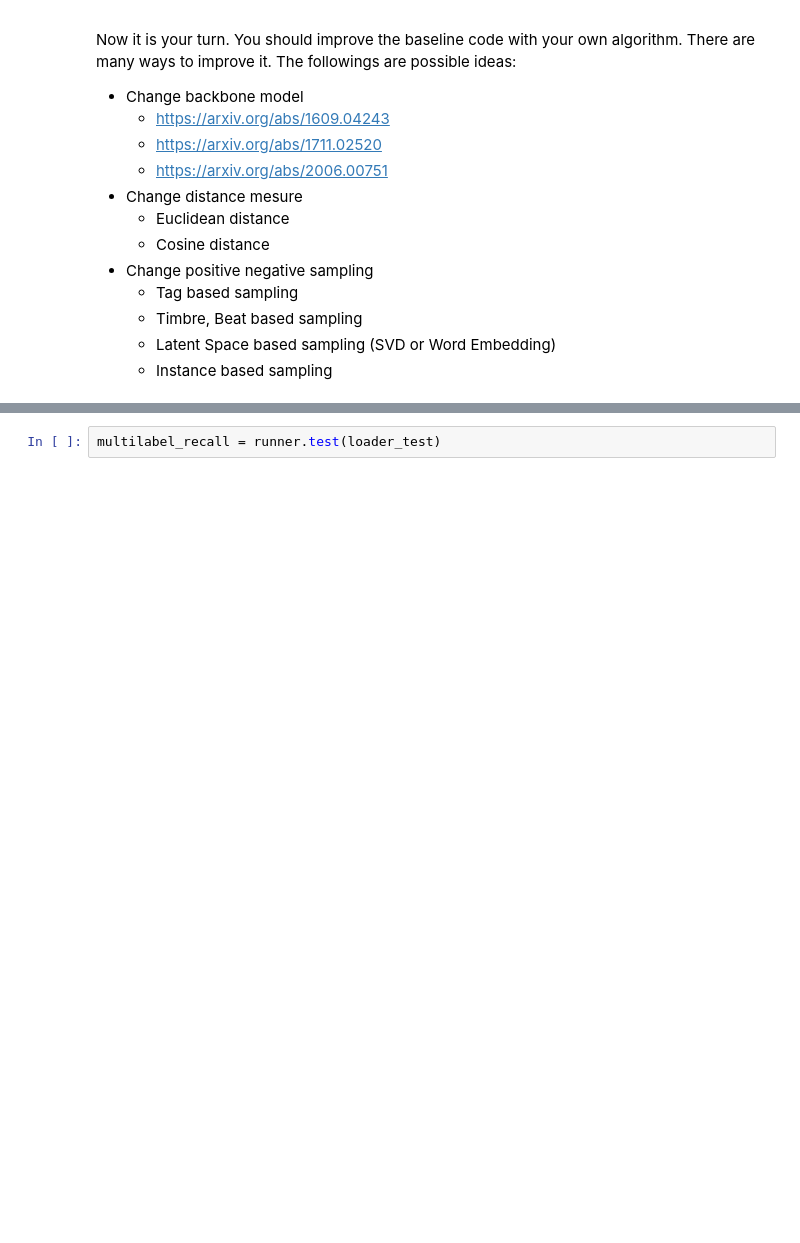
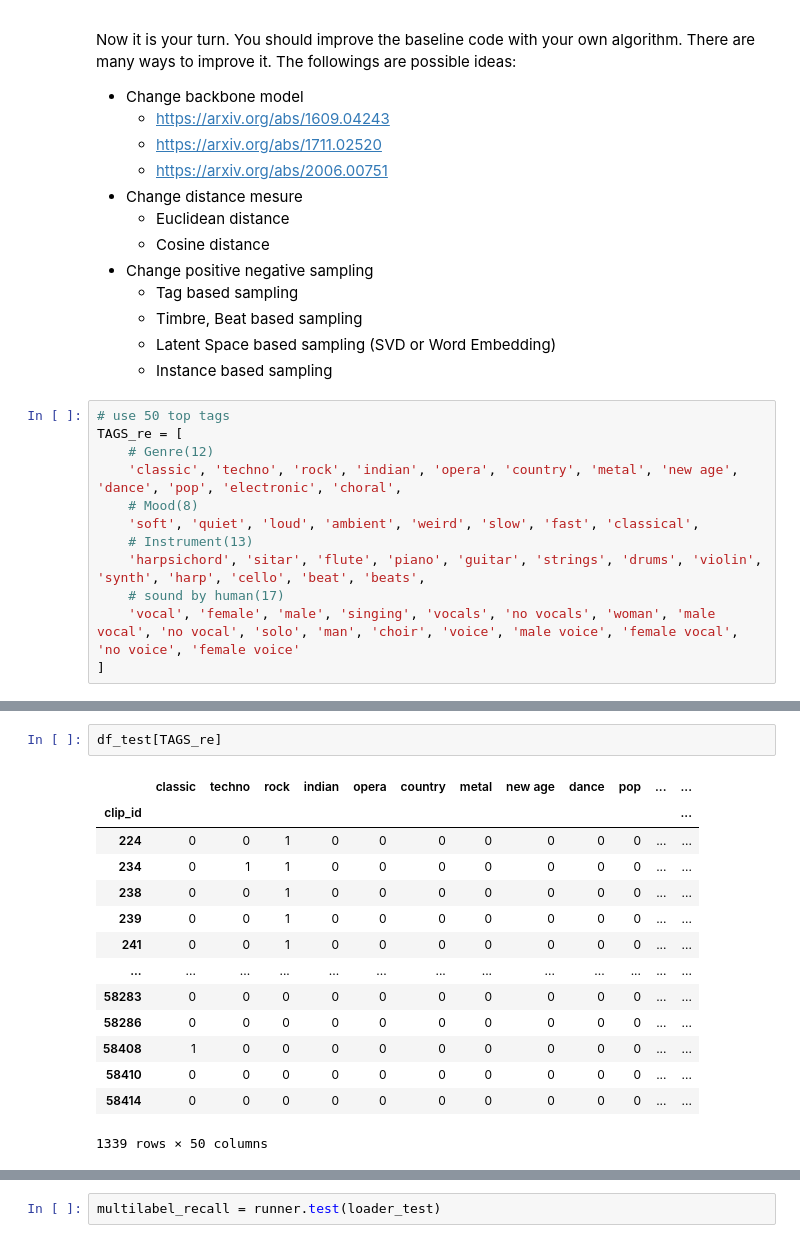
Before and after one commit to jhkang0408/GCT634-Musical-Applications-of-ML, a Jupyter notebook: Assignment2/GCT634_AI613_(Fall_2021)_HW_2_Colab_Notebook.ipynb, the cells around one changed output, grey strips where cells are left out. Saved outputs shown, nothing was run; the diff lists cells and outputs as text; blank space fills up the shorter version.

```diff
--- a/Assignment2/GCT634_AI613_(Fall_2021)_HW_2_Colab_Notebook.ipynb
+++ b/Assignment2/GCT634_AI613_(Fall_2021)_HW_2_Colab_Notebook.ipynb
@@ -1132,3 +1140,15 @@ Now it is your turn. You should improve the baseline code with your own algorith
   - Timbre, Beat based sampling
   - Latent Space based sampling (SVD or Word Embedding)
   - Instance based sampling
+# %%
+# use 50 top tags
+TAGS_re = [
+    # Genre(12)
+    'classic', 'techno', 'rock', 'indian', 'opera', 'country', 'metal', 'new age', 'dance', 'pop', 'electronic', 'choral',
+    # Mood(8)
+    'soft', 'quiet', 'loud', 'ambient', 'weird', 'slow', 'fast', 'classical',
+    # Instrument(13)
+    'harpsichord', 'sitar', 'flute', 'piano', 'guitar', 'strings', 'drums', 'violin', 'synth', 'harp', 'cello', 'beat', 'beats',
+    # sound by human(17)
+    'vocal', 'female', 'male', 'singing', 'vocals', 'no vocals', 'woman', 'male vocal', 'no vocal', 'solo', 'man', 'choir', 'voice', 'male voice', 'female vocal', 'no voice', 'female voice'
+]
@@ -1134,0 +1172,17 @@ Now it is your turn. You should improve the baseline code with your own algorith
+# %%
+df_test[TAGS_re]
+# %% [output]
+|  | classic | techno | rock | indian | opera | country | metal | new age | dance | pop | ... | ... |
+| clip_id |  |  |  |  |  |  |  |  |  |  |  | ... |
+| 224 | 0 | 0 | 1 | 0 | 0 | 0 | 0 | 0 | 0 | 0 | ... | ... |
+| 234 | 0 | 1 | 1 | 0 | 0 | 0 | 0 | 0 | 0 | 0 | ... | ... |
+| 238 | 0 | 0 | 1 | 0 | 0 | 0 | 0 | 0 | 0 | 0 | ... | ... |
+| 239 | 0 | 0 | 1 | 0 | 0 | 0 | 0 | 0 | 0 | 0 | ... | ... |
+| 241 | 0 | 0 | 1 | 0 | 0 | 0 | 0 | 0 | 0 | 0 | ... | ... |
+| ... | ... | ... | ... | ... | ... | ... | ... | ... | ... | ... | ... | ... |
+| 58283 | 0 | 0 | 0 | 0 | 0 | 0 | 0 | 0 | 0 | 0 | ... | ... |
+| 58286 | 0 | 0 | 0 | 0 | 0 | 0 | 0 | 0 | 0 | 0 | ... | ... |
+| 58408 | 1 | 0 | 0 | 0 | 0 | 0 | 0 | 0 | 0 | 0 | ... | ... |
+| 58410 | 0 | 0 | 0 | 0 | 0 | 0 | 0 | 0 | 0 | 0 | ... | ... |
+| 58414 | 0 | 0 | 0 | 0 | 0 | 0 | 0 | 0 | 0 | 0 | ... | ... |
+1339 rows × 50 columns
```
Also changed, not shown: parts of 20 cells of this notebook.
